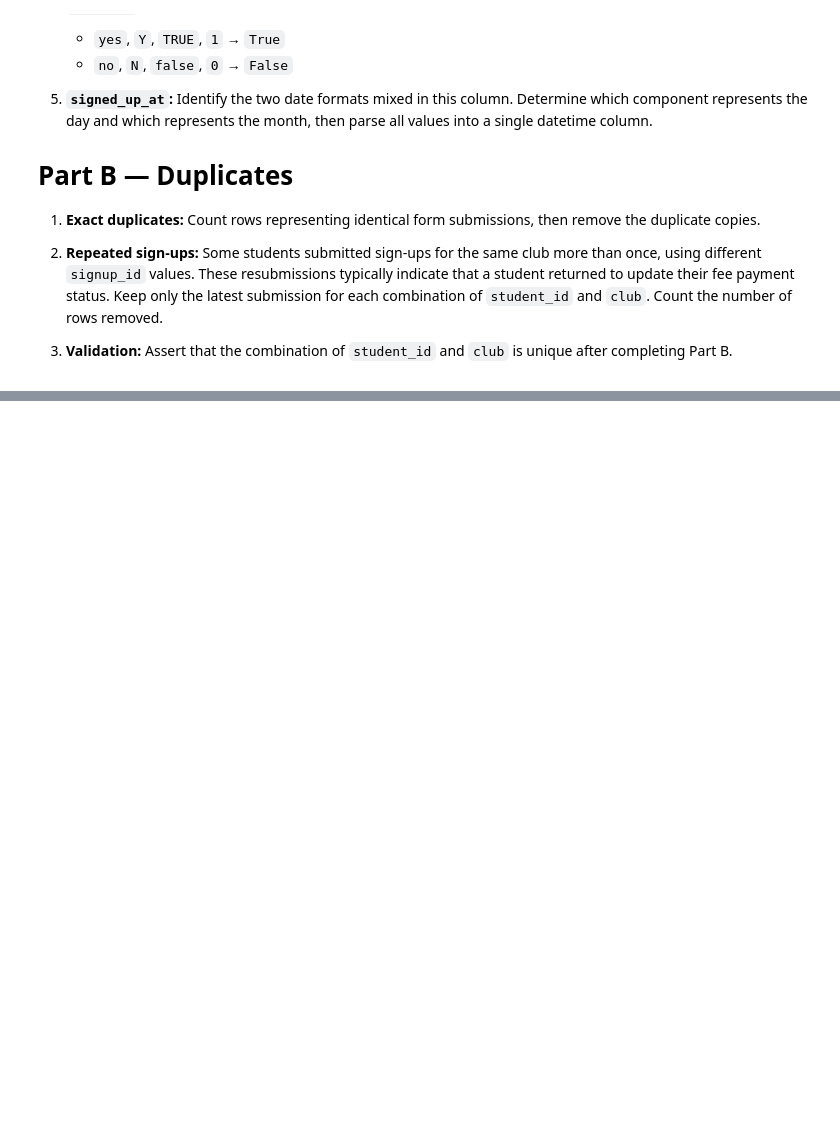
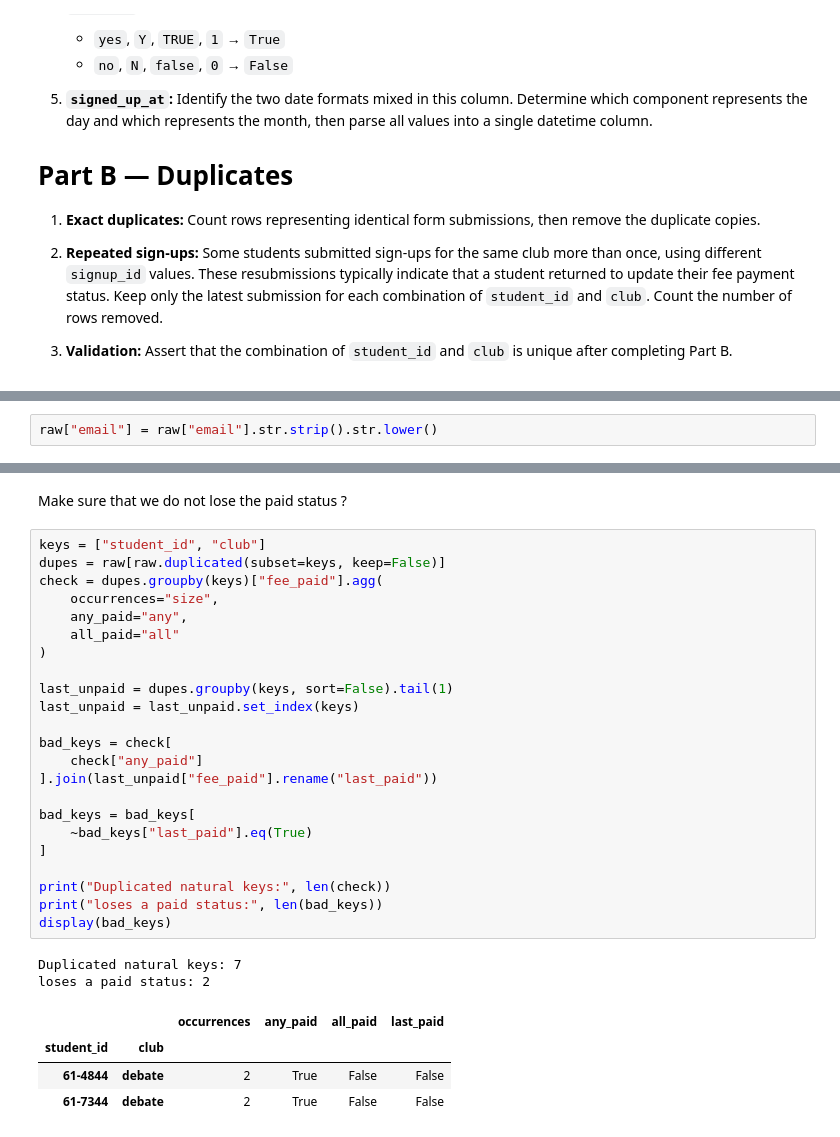
Before and after one commit to youssef1234-code/youssef-mohamed_58-18247_MET-04_task1, a Jupyter notebook: task1.ipynb, the cells around one changed output, grey strips where cells are left out. Saved outputs shown, nothing was run; the diff lists cells and outputs as text; blank space fills up the shorter version.

```diff
--- a/task1.ipynb
+++ b/task1.ipynb
@@ -51,0 +214,2 @@ Target =>
+# %%
+raw["email"] = raw["email"].str.strip().str.lower()
@@ -51,0 +297,32 @@ Target =>
+# %% [markdown]
+Make sure that we do not lose the paid status ?
+# %%
+keys = ["student_id", "club"]
+dupes = raw[raw.duplicated(subset=keys, keep=False)]
+check = dupes.groupby(keys)["fee_paid"].agg(
+    occurrences="size",
+    any_paid="any",
+    all_paid="all"
+)
+
+last_unpaid = dupes.groupby(keys, sort=False).tail(1)
+last_unpaid = last_unpaid.set_index(keys)
+
+bad_keys = check[
+    check["any_paid"]
+].join(last_unpaid["fee_paid"].rename("last_paid"))
+
+bad_keys = bad_keys[
+    ~bad_keys["last_paid"].eq(True)
+]
+
+print("Duplicated natural keys:", len(check))
+print("loses a paid status:", len(bad_keys))
+display(bad_keys)
+# %% [output]
+Duplicated natural keys: 7
+loses a paid status: 2
+|  |  | occurrences | any_paid | all_paid | last_paid |
+| student_id | club |  |  |  |  |
+| 61-4844 | debate | 2 | True | False | False |
+| 61-7344 | debate | 2 | True | False | False |
```
Also changed, not shown: parts of 28 cells of this notebook, 2 other files.
